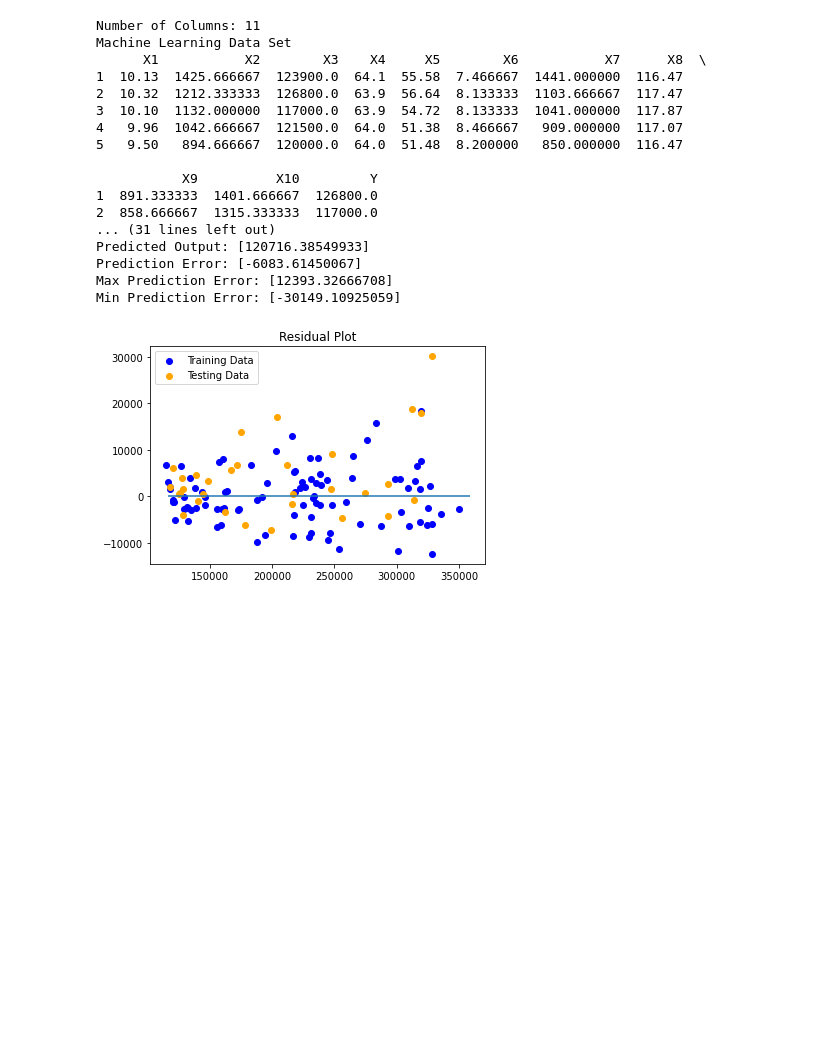
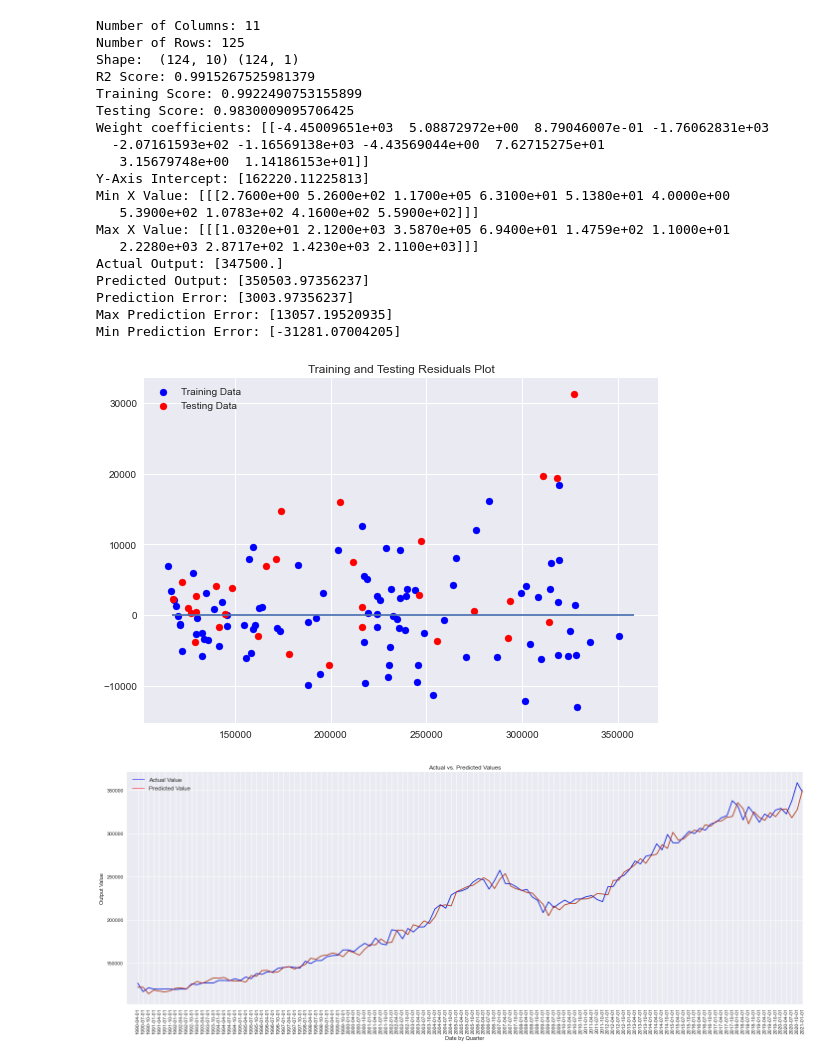
Before and after one commit to chaenii989/What_is_Affecting_US_Housing_Market, a Jupyter notebook: ml_multivariate_linear_regression.ipynb, the cells around one changed output. Cells and saved outputs as stored; diff of their text form; code cells hidden in the pictures; blank space fills up the shorter version.

Commit message:
Update machine learning function, add line graph function, create machine learning output folder with plots, text, and csv outputs, convert machine learning notebook into python file

```diff
--- a/ml_multivariate_linear_regression.ipynb
+++ b/ml_multivariate_linear_regression.ipynb
@@ -1,7 +1,9 @@
 # %%
-%matplotlib inline
 import matplotlib.pyplot as plt
+from matplotlib import style
+style.use('seaborn')
 import numpy as np
 import pandas as pd
+import os
 # %%
 housing_combined_data_df = pd.read_csv(r"https://raw.githubusercontent.com/chaenii989/Final_Project_What_is_Affecting_US_Housing_Market/main/etl/housing_combined_data.csv")
@@ -108,4 +169 @@ def MultivariateLinearRegression(df, target_column):
     return predicted_df
-# %%
-housing_combined_data_df = housing_combined_data_df.dropna()
-housing_combined_data_df.head(5)
@@ -119,21 +170,58 @@ housing_combined_data_df.head(5)
+# %%
+# Line Graph
+
+def LineFunction(predicted_df):
+
+    # Assign x and y axis
+    x_axis = predicted_df["date"].astype("string").to_list()
+    y_axis_a = predicted_df["y_actual_output"].to_list()
+    y_axis_p = predicted_df["predicted"].to_list()
+
+    # Graph figure size
+    plt.figure(figsize=(20,8))
+
+    # Set x limits
+    plt.xlim('1990-01-01', '2021-04-01')
+
+    # Plot lines
+    plt.plot(x_axis, y_axis_a) # First line
+    plt.plot(x_axis, y_axis_p) # Second line
+
+    # Asthetics
+    line_one,=plt.plot(x_axis, y_axis_a, color='blue', linewidth=1, label="Actual Value")
+    line_two,=plt.plot(x_axis, y_axis_p, color='red', linewidth=1, label="Predicted Value")
+    plt.legend(handles=[line_one, line_two],loc="best",fontsize="large", fancybox=True)
+    plt.xticks(x_axis, rotation=90)
+    plt.title("Actual vs. Predicted Values")
+    plt.xlabel('Date by Quarter')
+    plt.ylabel('Output Value')
+    plt.tight_layout()
+    plt.savefig("machine_learning_output/line_plot_ml_multivariate_linear_regression.png")
+
+    plt.show()
+
+    return predicted_df
 # %%
-predicted_housing_combined_data_df = MultivariateLinearRegression(housing_combined_data_df, housing_combined_data_df["avg_home_price"])
+LineFunction(MultivariateLinearRegression(housing_combined_data_df, housing_combined_data_df["avg_home_price"]))
 # %% [output]
 Number of Columns: 11
-Machine Learning Data Set
-      X1           X2        X3    X4     X5        X6           X7      X8  \
-1  10.13  1425.666667  123900.0  64.1  55.58  7.466667  1441.000000  116.47
-2  10.32  1212.333333  126800.0  63.9  56.64  8.133333  1103.666667  117.47
-3  10.10  1132.000000  117000.0  63.9  54.72  8.133333  1041.000000  117.87
-4   9.96  1042.666667  121500.0  64.0  51.38  8.466667   909.000000  117.07
-5   9.50   894.666667  120000.0  64.0  51.48  8.200000   850.000000  116.47
-
-           X9          X10         Y
-1  891.333333  1401.666667  126800.0
-2  858.666667  1315.333333  117000.0
-... (31 lines left out)
-Predicted Output: [120716.38549933]
-Prediction Error: [-6083.61450067]
-Max Prediction Error: [12393.32666708]
-Min Prediction Error: [-30149.10925059]
+Number of Rows: 125
+Shape:  (124, 10) (124, 1)
+R2 Score: 0.9915267525981379
+Training Score: 0.9922490753155899
+Testing Score: 0.9830009095706425
+Weight coefficients: [[-4.45009651e+03  5.08872972e+00  8.79046007e-01 -1.76062831e+03
+  -2.07161593e+02 -1.16569138e+03 -4.43569044e+00  7.62715275e+01
+   3.15679748e+00  1.14186153e+01]]
+Y-Axis Intercept: [162220.11225813]
+Min X Value: [[[2.7600e+00 5.2600e+02 1.1700e+05 6.3100e+01 5.1380e+01 4.0000e+00
+   5.3900e+02 1.0783e+02 4.1600e+02 5.5900e+02]]]
+Max X Value: [[[1.0320e+01 2.1200e+03 3.5870e+05 6.9400e+01 1.4759e+02 1.1000e+01
+   2.2280e+03 2.8717e+02 1.4230e+03 2.1100e+03]]]
+Actual Output: [347500.]
+Predicted Output: [350503.97356237]
+Prediction Error: [3003.97356237]
+Max Prediction Error: [13057.19520935]
+Min Prediction Error: [-31281.07004205]
-[figure, old version]
+[figure, new version]
+[figure, added]
```
Also changed, not shown: parts of 5 cells of this notebook, 5 other files.
